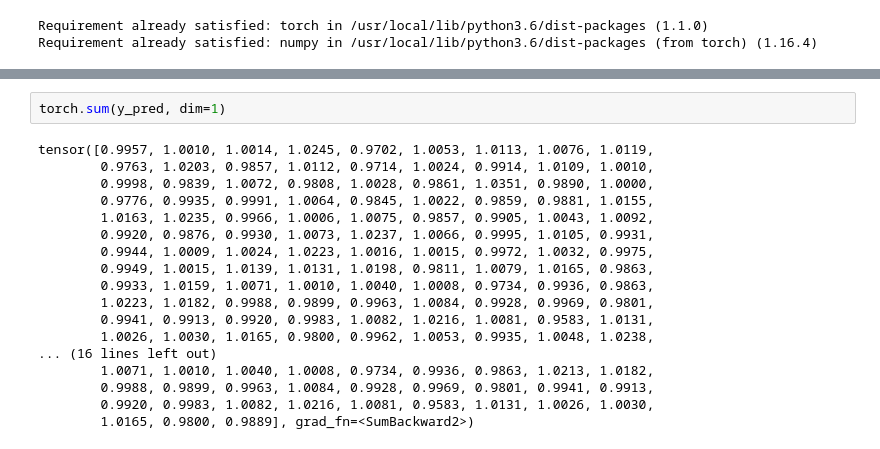
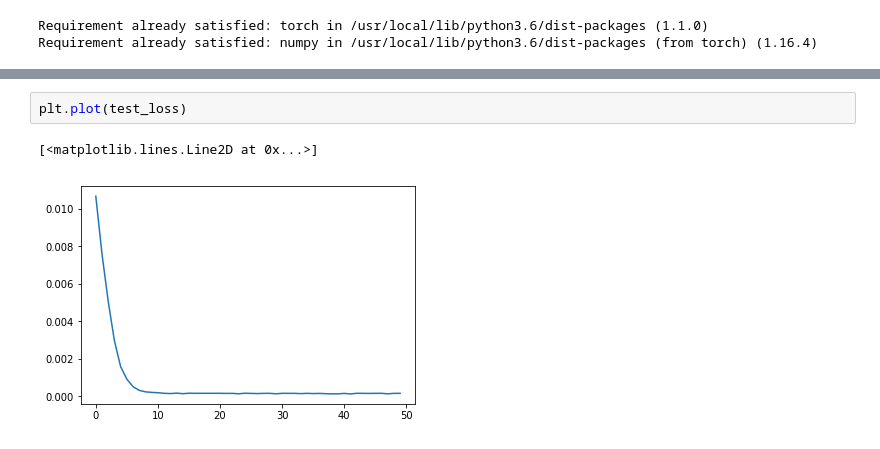
Before and after one commit to emilyj19/TS, a Jupyter notebook: project1.ipynb, the cells around one changed output, grey strips where cells are left out. Cells and saved outputs as stored; diff of their text form.

```diff
--- a/project1.ipynb
+++ b/project1.ipynb
@@ -362,20 +406,5 @@ plt.plot(hist)
-# %%
-torch.sum(y_pred, dim=1)
-# %% [output]
-tensor([0.9957, 1.0010, 1.0014, 1.0245, 0.9702, 1.0053, 1.0113, 1.0076, 1.0119,
-        0.9763, 1.0203, 0.9857, 1.0112, 0.9714, 1.0024, 0.9914, 1.0109, 1.0010,
-        0.9998, 0.9839, 1.0072, 0.9808, 1.0028, 0.9861, 1.0351, 0.9890, 1.0000,
-        0.9776, 0.9935, 0.9991, 1.0064, 0.9845, 1.0022, 0.9859, 0.9881, 1.0155,
-        1.0163, 1.0235, 0.9966, 1.0006, 1.0075, 0.9857, 0.9905, 1.0043, 1.0092,
-        0.9920, 0.9876, 0.9930, 1.0073, 1.0237, 1.0066, 0.9995, 1.0105, 0.9931,
-        0.9944, 1.0009, 1.0024, 1.0223, 1.0016, 1.0015, 0.9972, 1.0032, 0.9975,
-        0.9949, 1.0015, 1.0139, 1.0131, 1.0198, 0.9811, 1.0079, 1.0165, 0.9863,
-        0.9933, 1.0159, 1.0071, 1.0010, 1.0040, 1.0008, 0.9734, 0.9936, 0.9863,
-        1.0223, 1.0182, 0.9988, 0.9899, 0.9963, 1.0084, 0.9928, 0.9969, 0.9801,
-        0.9941, 0.9913, 0.9920, 0.9983, 1.0082, 1.0216, 1.0081, 0.9583, 1.0131,
-        1.0026, 1.0030, 1.0165, 0.9800, 0.9962, 1.0053, 0.9935, 1.0048, 1.0238,
-... (16 lines left out)
-        1.0071, 1.0010, 1.0040, 1.0008, 0.9734, 0.9936, 0.9863, 1.0213, 1.0182,
-        0.9988, 0.9899, 0.9963, 1.0084, 0.9928, 0.9969, 0.9801, 0.9941, 0.9913,
-        0.9920, 0.9983, 1.0082, 1.0216, 1.0081, 0.9583, 1.0131, 1.0026, 1.0030,
-        1.0165, 0.9800, 0.9889], grad_fn=<SumBackward2>)
+# %%
+plt.plot(test_loss)
+# %% [output]
+[<matplotlib.lines.Line2D at 0x...>]
+[figure, added]
```
Also changed, not shown: parts of 13 cells of this notebook.
